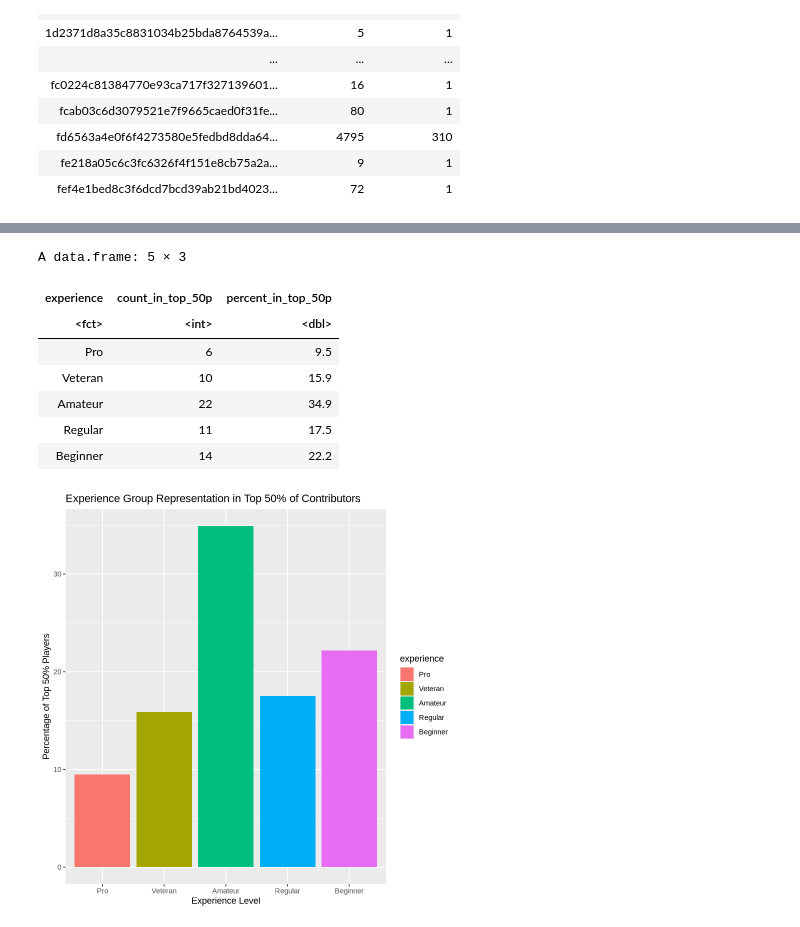
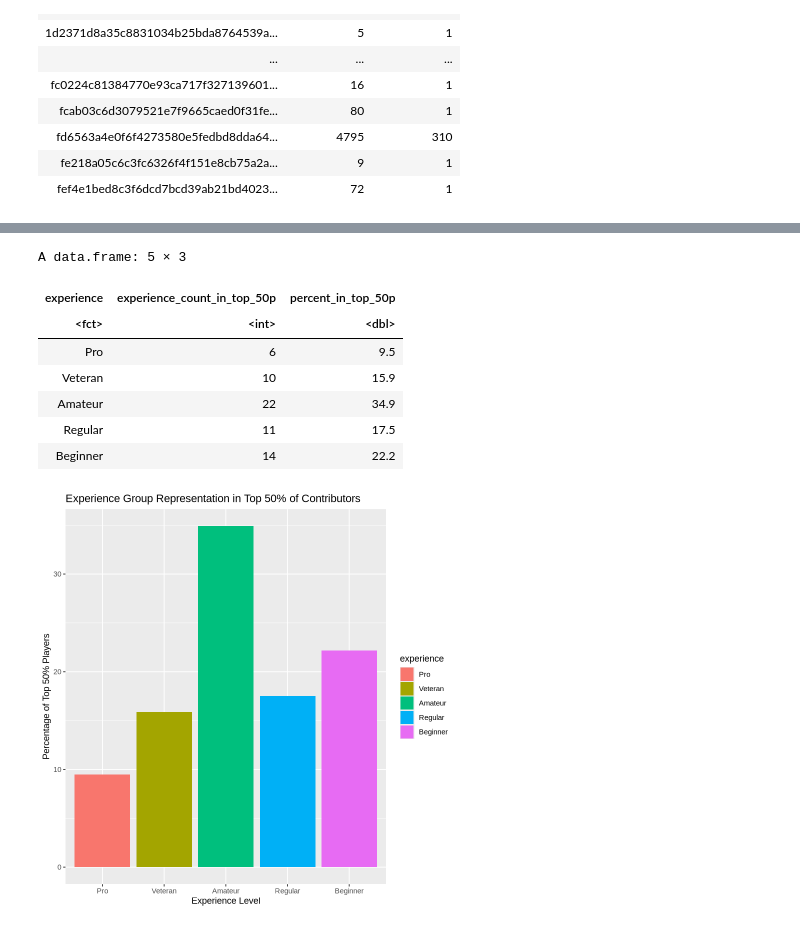
Before and after one commit to mxriesong/dsci100project, a Jupyter notebook: Untitled.ipynb, the cells around one changed output, grey strips where cells are left out. Drawn from its saved outputs; the diff is of its cells as text; code cells hidden in the pictures.

```diff
--- a/Untitled.ipynb
+++ b/Untitled.ipynb
@@ -191,18 +191,18 @@ A data.frame: 125 × 9
 # %%
 top_50p <- merged_data |>
   arrange(desc(total_minutes)) |>
   slice_head(n = 63)
 
-top_50p_ <- top_50p |>
-  count(experience, name = "count_in_top_50p")
+top_50p_experience <- top_50p |>
+  count(experience, name = "experience_count_in_top_50p")
 
-top_50p_count <- top_50p_count %>%
-  mutate(percent_in_top_50p = round(100 * count_in_top_50p / sum(count_in_top_50p), 1))
+top_50p_experience <- top_50p_experience %>%
+  mutate(percent_in_top_50p = round(100 * experience_count_in_top_50p / sum(experience_count_in_top_50p), 1))
 
-top_50p_count
+top_50p_experience
 # %% [output]
 A data.frame: 5 × 3
-| experience | count_in_top_50p | percent_in_top_50p |
+| experience | experience_count_in_top_50p | percent_in_top_50p |
 | <fct> | <int> | <dbl> |
 | Pro | 6 | 9.5 |
 | Veteran | 10 | 15.9 |
```
Also changed, not shown: parts of 6 cells of this notebook.
